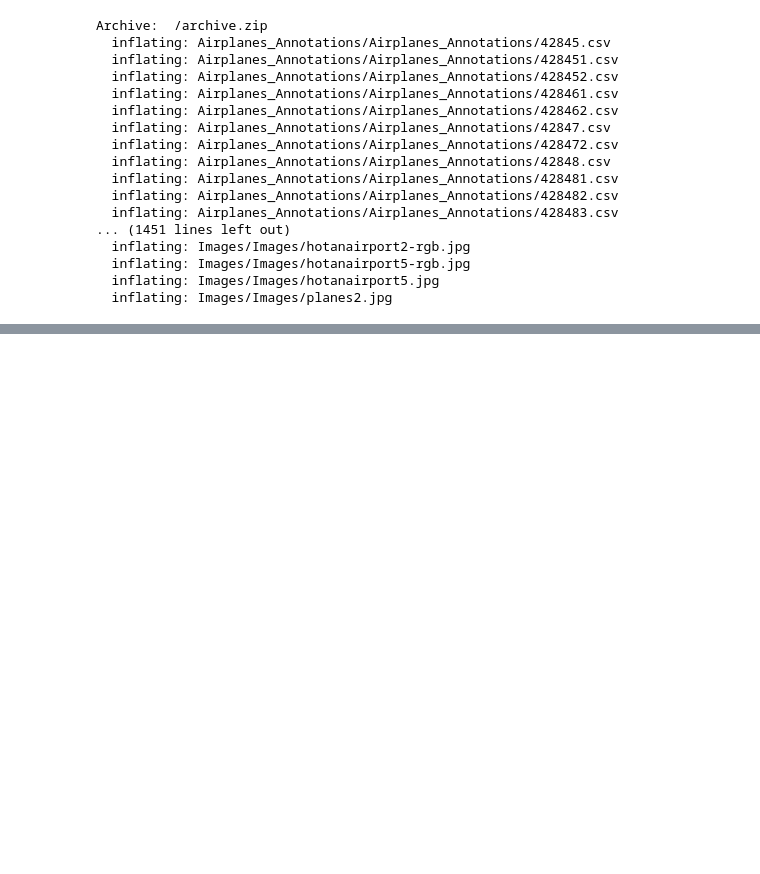
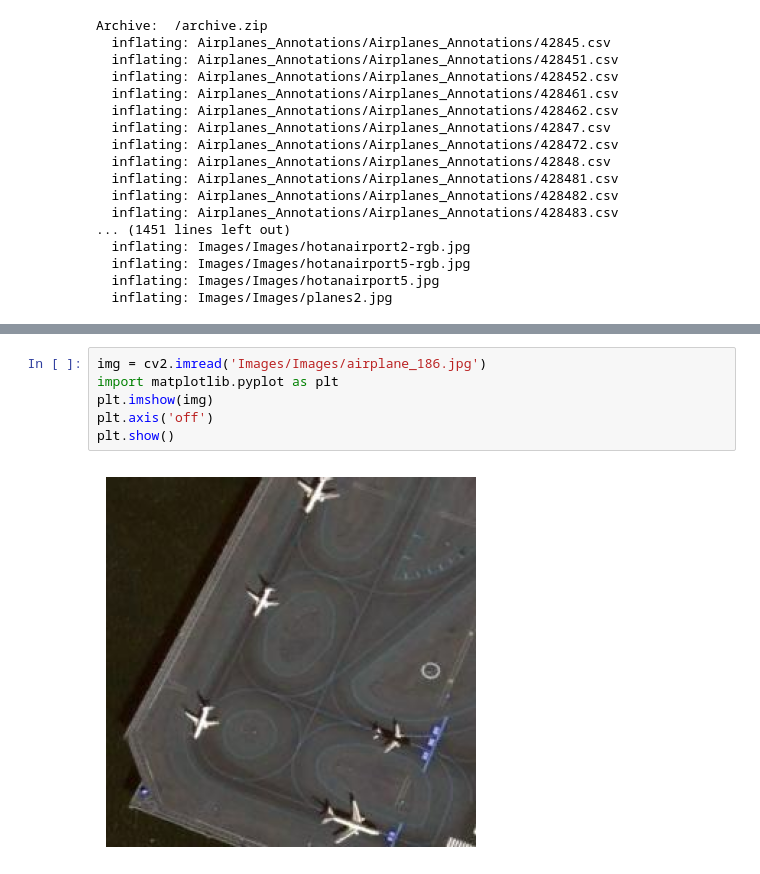
Before and after one commit to Aynahd/Y24, a Jupyter notebook: Airplanes.ipynb, the cells around one changed output, grey strips where cells are left out. Saved outputs shown, nothing was run; the diff lists cells and outputs as text; blank space fills up the shorter version.

```diff
--- a/Airplanes.ipynb
+++ b/Airplanes.ipynb
@@ -38,0 +52,8 @@ NotADirectoryError: [Errno 20] Not a directory: '/archive.zip/Images/Images/plan
+# %%
+img = cv2.imread('Images/Images/airplane_186.jpg')
+import matplotlib.pyplot as plt
+plt.imshow(img)
+plt.axis('off')
+plt.show()
+# %% [output]
+[figure, added]
```
Also changed, not shown: parts of 7 cells of this notebook.
